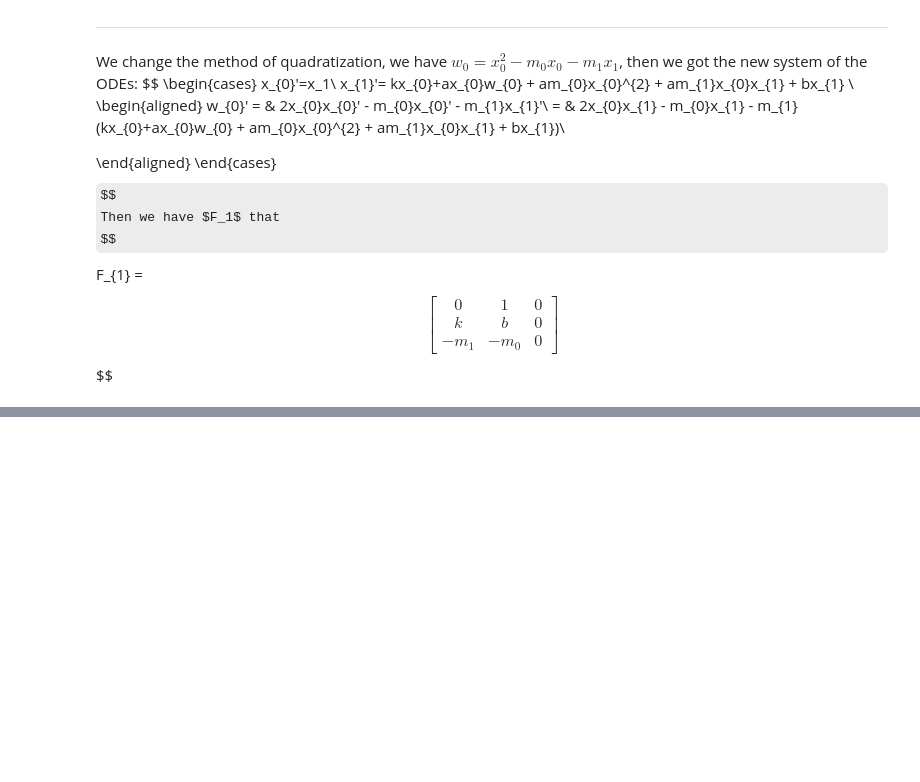
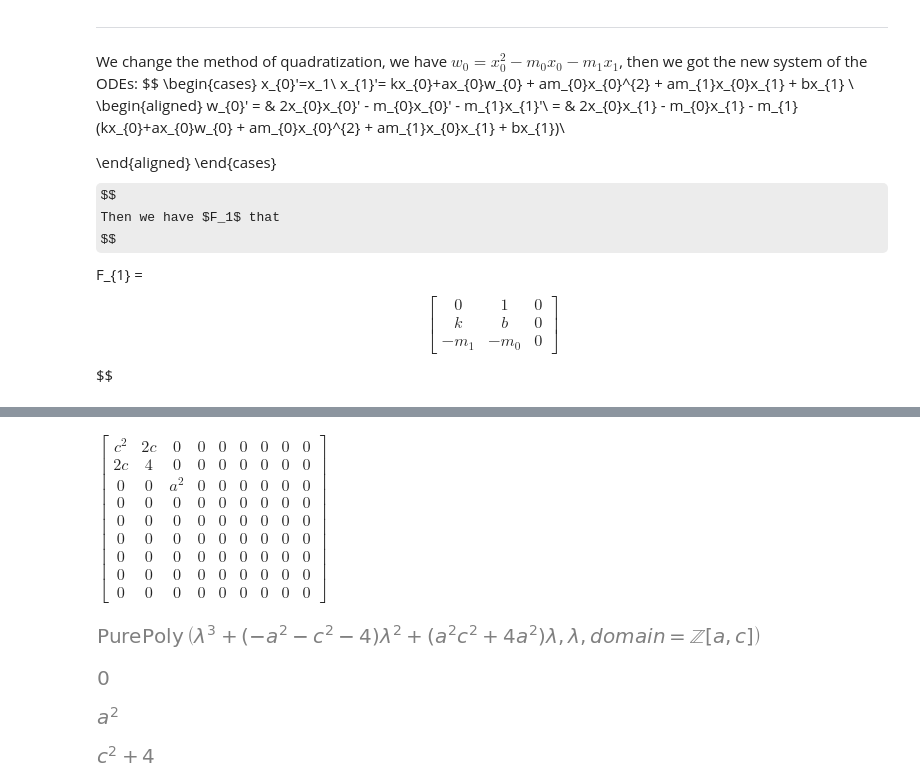
Before and after one commit to yubocai-poly/Reachability-Problem-of-ODE, a Jupyter notebook: Reachability/evaluation/System_example/system_example.ipynb, the cells around one changed output, grey strips where cells are left out. Cells and saved outputs as stored; diff of their text form; code cells hidden in the pictures; some formulas as TeX source; blank space fills up the shorter version.

```diff
--- a/Reachability/evaluation/System_example/system_example.ipynb
+++ b/Reachability/evaluation/System_example/system_example.ipynb
@@ -413,0 +373,24 @@ $\displaystyle \frac{\alpha_{1} m_{0}}{3} + \frac{b}{3} - \frac{- 3 \alpha_{1} b
+# %%
+F = sym.Matrix([[0, 1, 0], [k, b, 0], [0, 0, 0]])
+p, lambda1, lambda2, lambda3 = eigenvalue_solver(F)
+roots = sym.solve(p, lamda)
+
+roots = sym.solve(p, lamda)
+c = sym.symbols('c')
+F2 = sym.Matrix([[0, 0, 0, 0, 0, 0, 0, 0, 0], [0, 0, a, 0, 0, 0, 0, 0, 0],
+                 [c, 2, 0, 0, 0, 0, 0, 0, 0]])
+display(F2.T @ F2)
+
+# solve the eigenvalue problem of F2.T @ F2
+F_ = (F2.T @ F2)[0:3, 0:3]
+p, lambda1, lambda2, lambda3 = eigenvalue_solver(F_)
+display(p)
+display(lambda1)
+display(lambda2)
+display(lambda3)
+# %% [output]
+$\displaystyle \left[\begin{matrix}c^{2} & 2 c & 0 & 0 & 0 & 0 & 0 & 0 & 0\\2 c & 4 & 0 & 0 & 0 & 0 & 0 & 0 & 0\\0 & 0 & a^{2} & 0 & 0 & 0 & 0 & 0 & 0\\0 & 0 & 0 & 0 & 0 & 0 & 0 & 0 & 0\\0 & 0 & 0 & 0 & 0 & 0 & 0 & 0 & 0\\0 & 0 & 0 & 0 & 0 & 0 & 0 & 0 & 0\\0 & 0 & 0 & 0 & 0 & 0 & 0 & 0 & 0\\0 & 0 & 0 & 0 & 0 & 0 & 0 & 0 & 0\\0 & 0 & 0 & 0 & 0 & 0 & 0 & 0 & 0\end{matrix}\right]$
+[figure, added]
+[figure, added]
+[figure, added]
+[figure, added]
```
Also changed, not shown: parts of 11 cells of this notebook, 5 other files.
